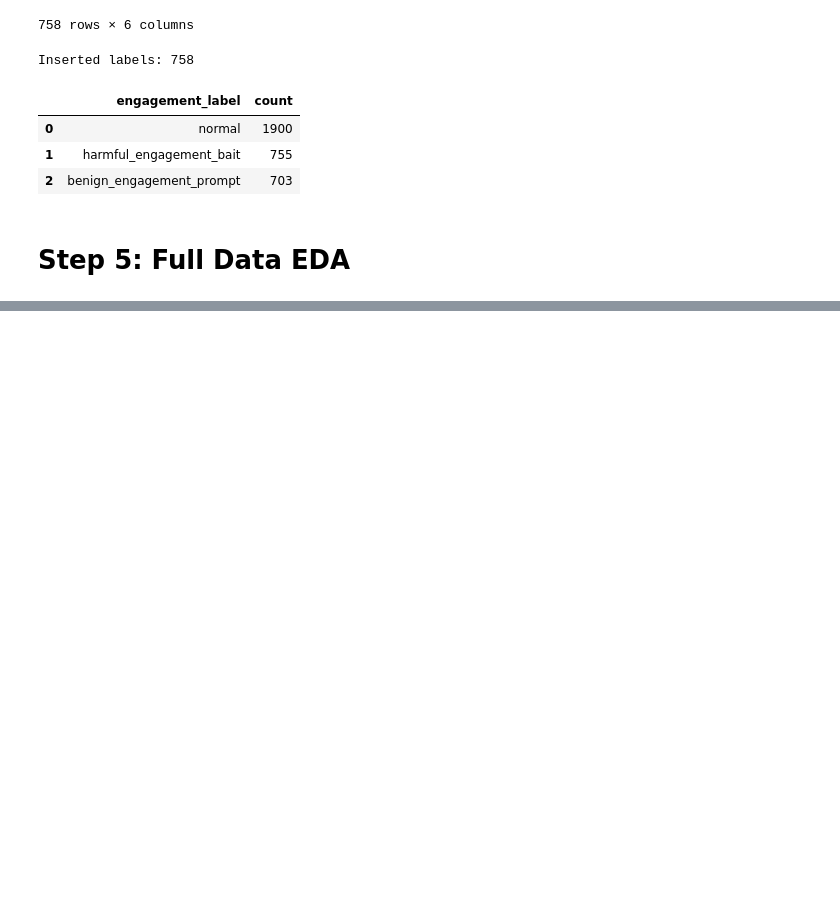
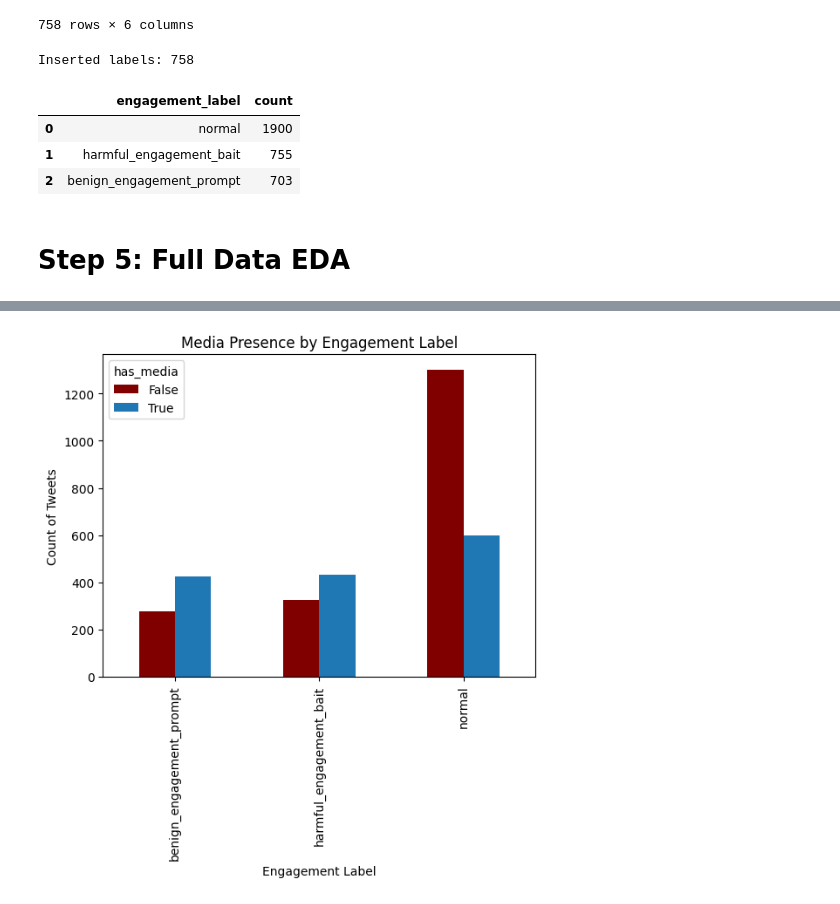
Before and after one commit to RJ-Worrall/Twitter_Engagement_Bait_Modeling, a Jupyter notebook: Twitter_Project.ipynb, the cells around one changed output, grey strips where cells are left out. Cells and saved outputs as stored; diff of their text form; code cells hidden in the pictures; blank space fills up the shorter version.

```diff
--- a/Twitter_Project.ipynb
+++ b/Twitter_Project.ipynb
@@ -1670,0 +1711,7 @@ Name: count, dtype: int64
+# %%
+# Media frequency in each type of tweet
+media_by_label = model_df.groupby('engagement_label')['has_media'].value_counts().unstack(fill_value=0)
+media_by_label.plot(kind='bar', stacked=False, title='Media Presence by Engagement Label',color= ['maroon', '#1f77b4'],xlabel='Engagement Label', ylabel='Count of Tweets')
+plt.show()
+# %% [output]
+[figure, added]
```
Also changed, not shown: parts of 18 cells of this notebook.
